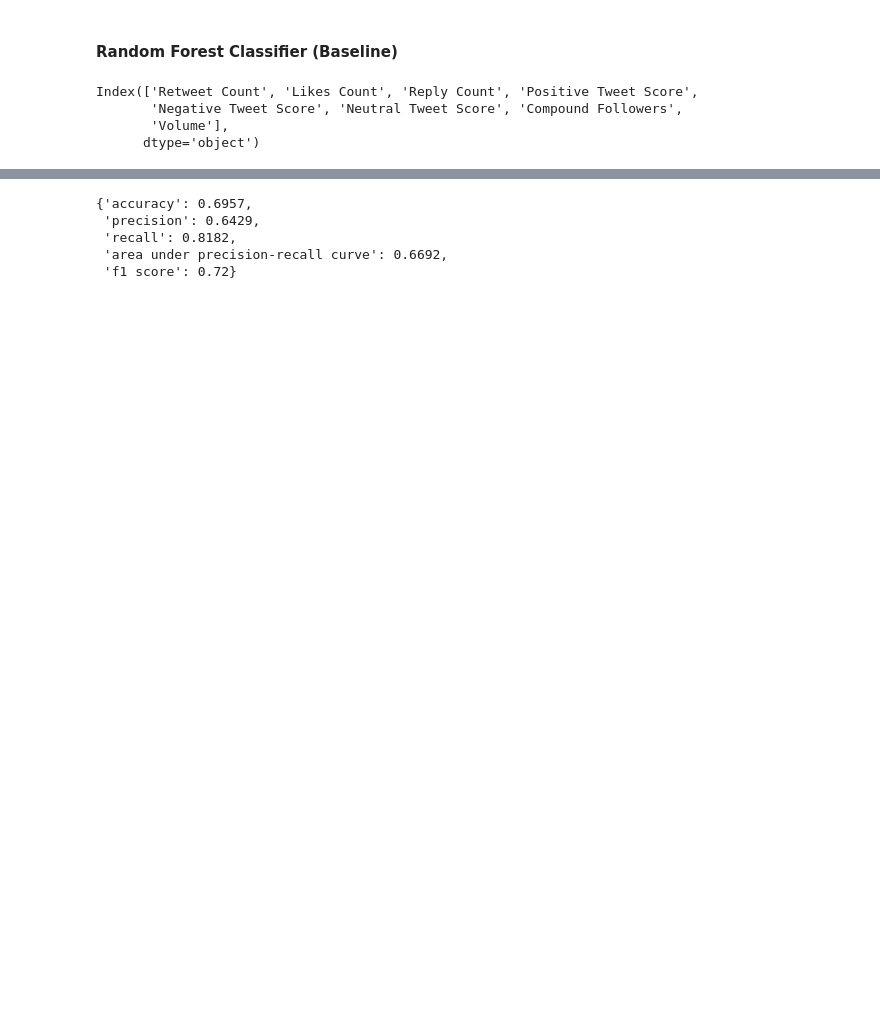
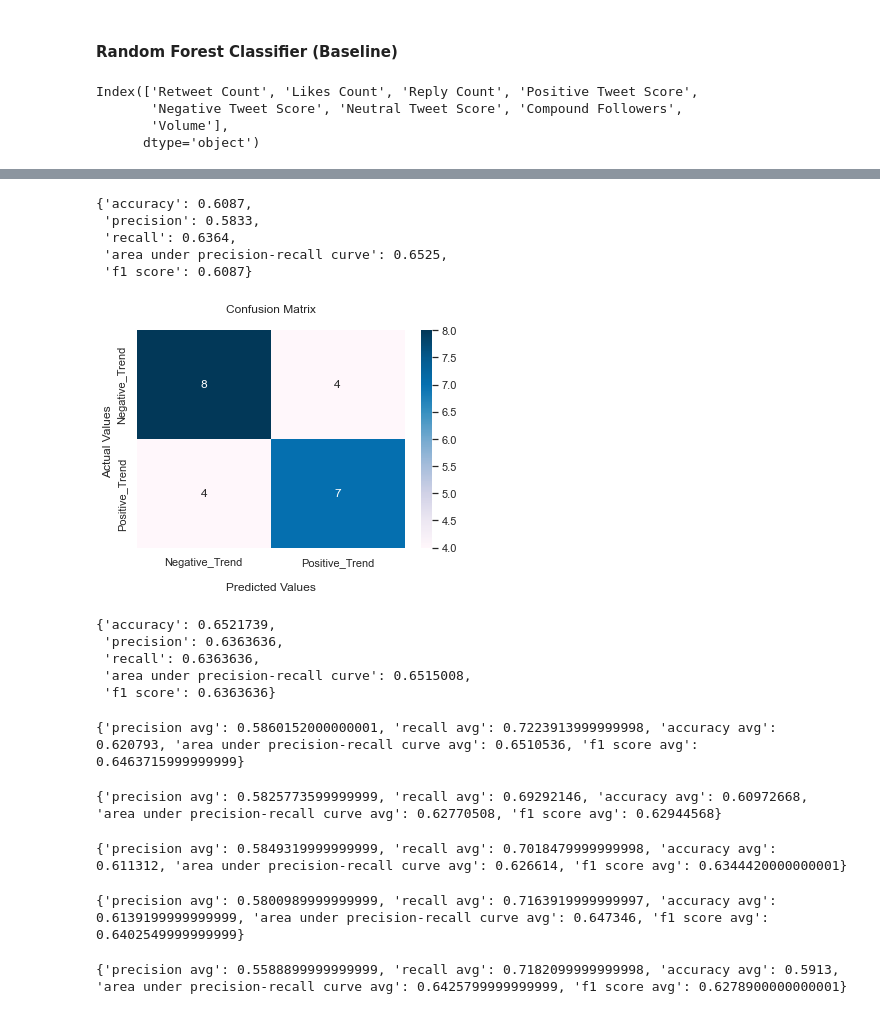
Before and after one commit to daanishali921/twitter_sentiment_stock_trend_predictor, a Jupyter notebook: scrap_book.ipynb, the cells around one changed output, grey strips where cells are left out. Drawn from its saved outputs; the diff is of its cells as text; code cells hidden in the pictures; blank space fills up the shorter version.

Commit message:
developing experiment for model results

```diff
--- a/scrap_book.ipynb
+++ b/scrap_book.ipynb
@@ -680,12 +672,37 @@ pipe_rfc_fit = pipe_rfc.fit(X_train, y_train)
+# %%
+model_evaluation(pipe_rfc_fit, X_test, y_test, positive_label='Positive_Trend')
+# %% [output]
+{'accuracy': 0.6087,
+ 'precision': 0.5833,
+ 'recall': 0.6364,
+ 'area under precision-recall curve': 0.6525,
+ 'f1 score': 0.6087}
 # %%
-pipe = pickle.load(open('pipe_rfc_fit_jan-may_PCT3daylag.pkl', 'rb'))
+pipe_path = 'C:/Users/Daanish/Desktop/capstone_project/project_environment/pickles/latest_GME_demo/pipe_rfc_fit_jan-may_PCT3daylag.pkl'
+pipe = pickle.load(open(pipe_path, 'rb'))
 # %%
 pickle.dump(pipe_rfc_fit, open('pipe_rfc_fit_jan-may_PCT3daylag.pkl', 'wb'))
-# %%
-model_evaluation(pipe_rfc_fit, X_test, y_test, positive_label='Positive_Trend')
-# %% [output]
-{'accuracy': 0.6957,
- 'precision': 0.6429,
- 'recall': 0.8182,
- 'area under precision-recall curve': 0.6692,
- 'f1 score': 0.72}
+# %%
+cf = confusion_matrix(y_true=y_test, y_pred=pipe.predict(X_test))
+ax = sns.heatmap(cf, annot=True, cmap='PuBu')
+
+ax.set_title('Confusion Matrix\n');
+ax.set_xlabel('\nPredicted Values')
+ax.set_ylabel('Actual Values ');
+
+## Ticket labels - List must be in alphabetical order
+ax.xaxis.set_ticklabels(['Negative_Trend','Positive_Trend'])
+ax.yaxis.set_ticklabels(['Negative_Trend','Positive_Trend'])
+
+## Display the visualization of the Confusion Matrix.
+plt.show()
+# %% [output]
+[figure, added]
+# %%
+model_evaluation(pipe, X_test, y_test, positive_label='Positive_Trend')
+# %% [output]
+{'accuracy': 0.6521739,
+ 'precision': 0.6363636,
+ 'recall': 0.6363636,
+ 'area under precision-recall curve': 0.6515008,
+ 'f1 score': 0.6363636}
@@ -692,3 +733,28 @@ model_evaluation(pipe_rfc_fit, X_test, y_test, positive_label='Positive_Trend')
+# %%
+# avg scores on 500 fits
+avg_scores(pipeline=pipe_rfc, iterations=500, X_tr=X_train, y_tr=y_train, X_te=X_test, y_te=y_test)
+# %% [output]
+{'precision avg': 0.5860152000000001, 'recall avg': 0.7223913999999998, 'accuracy avg': 0.620793, 'area under precision-recall curve avg': 0.6510536, 'f1 score avg': 0.6463715999999999}
+# %%
+# avg scores on 5000 fits n_est=100
+avg_scores(pipeline=pipe_rfc, iterations=5000, X_tr=X_train, y_tr=y_train, X_te=X_test, y_te=y_test)
+# %% [output]
+{'precision avg': 0.5825773599999999, 'recall avg': 0.69292146, 'accuracy avg': 0.60972668, 'area under precision-recall curve avg': 0.62770508, 'f1 score avg': 0.62944568}
+# %%
+# avg scores on 100 fits n_est=100
+avg_scores(pipeline=pipe_rfc, iterations=100, X_tr=X_train, y_tr=y_train, X_te=X_test, y_te=y_test)
+# %% [output]
+{'precision avg': 0.5849319999999999, 'recall avg': 0.7018479999999998, 'accuracy avg': 0.611312, 'area under precision-recall curve avg': 0.626614, 'f1 score avg': 0.6344420000000001}
+# %%
+# avg scores on 100 fits n_est = 5000
+avg_scores(pipeline=pipe_rfc, iterations=100, X_tr=X_train, y_tr=y_train, X_te=X_test, y_te=y_test)
+# %% [output]
+{'precision avg': 0.5800989999999999, 'recall avg': 0.7163919999999997, 'accuracy avg': 0.6139199999999999, 'area under precision-recall curve avg': 0.647346, 'f1 score avg': 0.6402549999999999}
+# %%
+# avg scores on 10 fits
+avg_scores(pipeline=pipe_rfc, iterations=10, X_tr=X_train, y_tr=y_train, X_te=X_test, y_te=y_test)
+# %% [output]
+{'precision avg': 0.5588899999999999, 'recall avg': 0.7182099999999998, 'accuracy avg': 0.5913, 'area under precision-recall curve avg': 0.6425799999999999, 'f1 score avg': 0.6278900000000001}
 # %%
 # 3 day shift on labels
 
```
Also changed, not shown: parts of 48 cells of this notebook.
